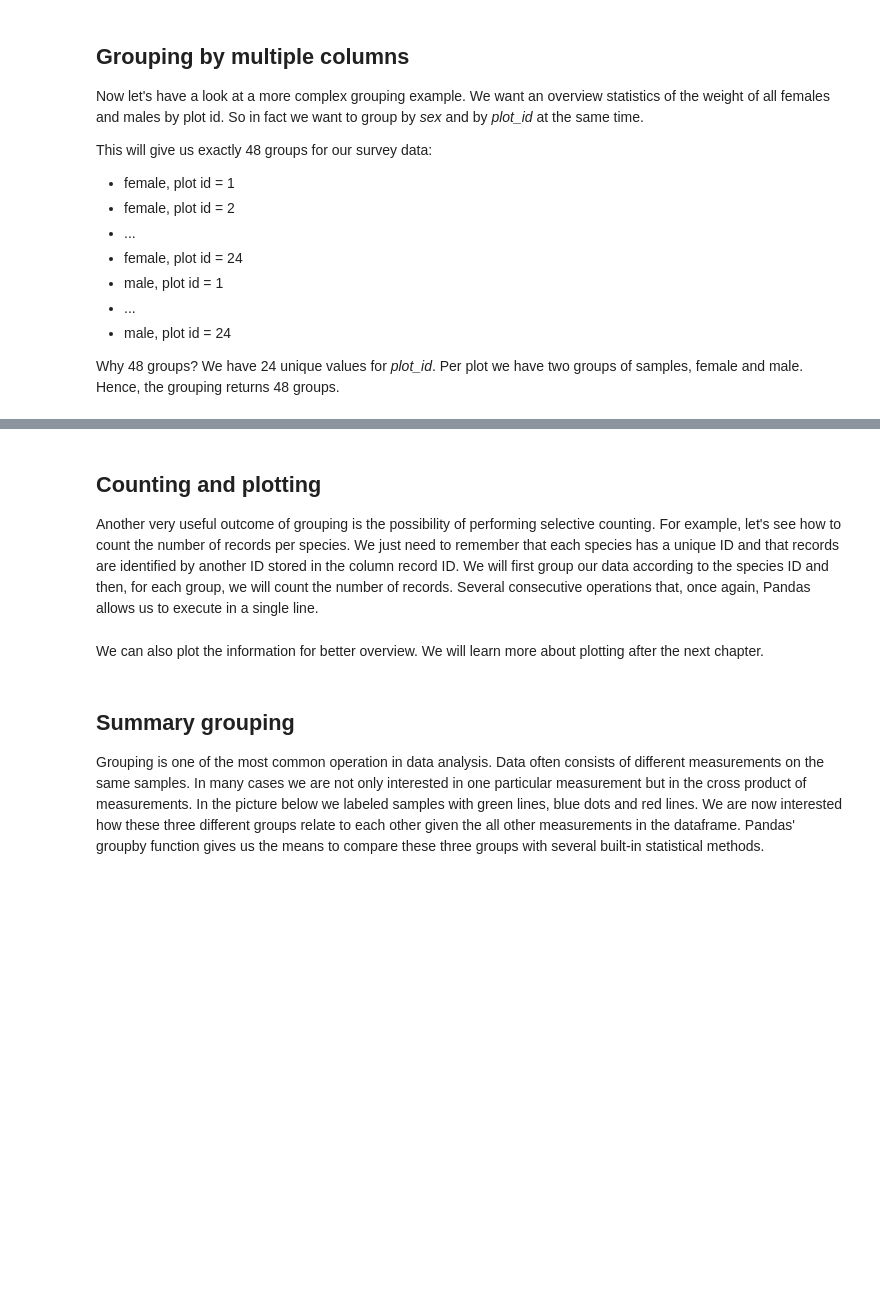
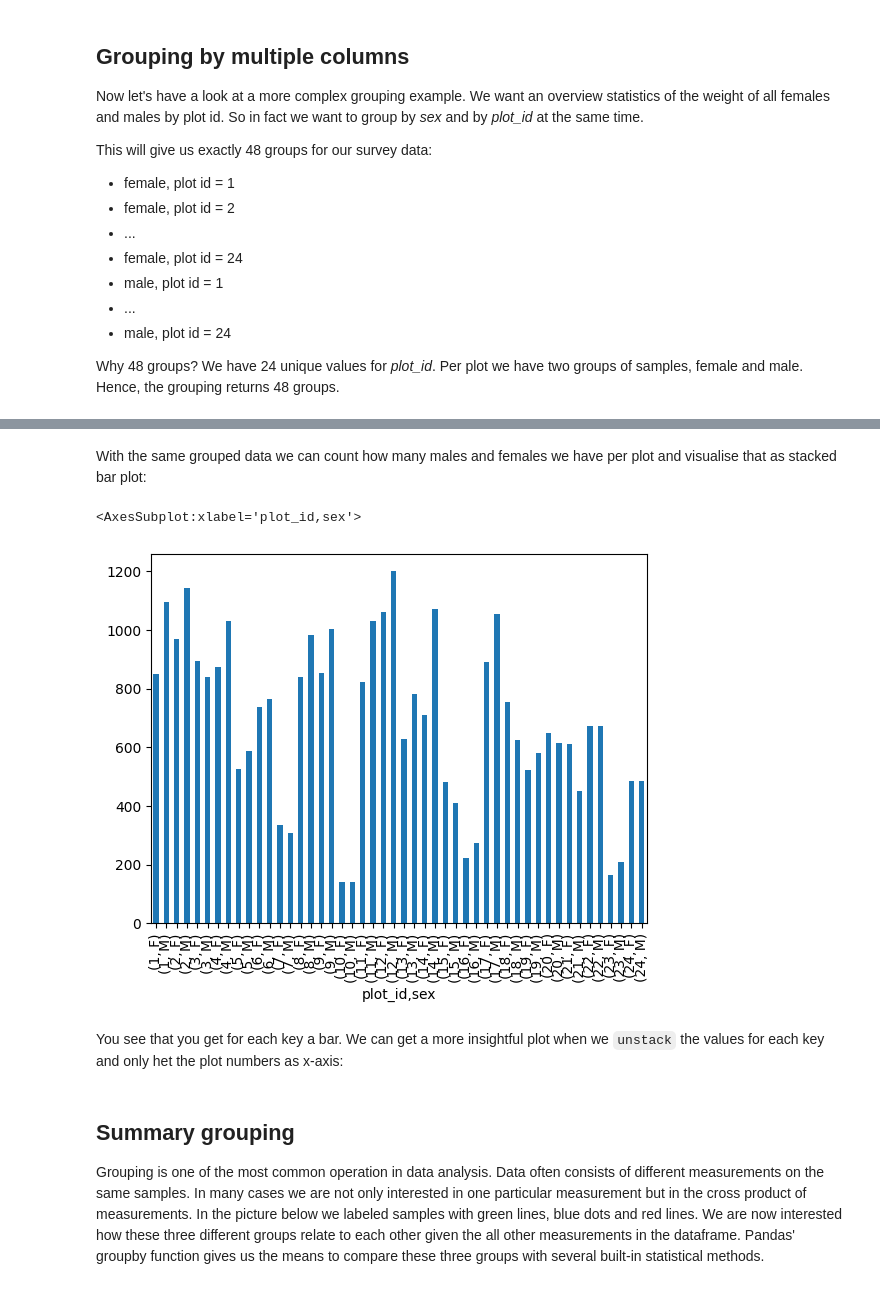
Before and after one commit to UtrechtUniversity/workshop-introduction-to-python, a Jupyter notebook: book/data-science-with-pandas-2.ipynb, the cells around one changed output, grey strips where cells are left out. Cells and saved outputs as stored; diff of their text form; code cells hidden in the pictures; blank space fills up the shorter version.

```diff
--- a/book/data-science-with-pandas-2.ipynb
+++ b/book/data-science-with-pandas-2.ipynb
@@ -247,3 +331,0 @@ grouped_data["weight"].describe()
-# %% [markdown]
-## Counting and plotting
-Another very useful outcome of grouping is the possibility of performing selective counting. For example, let's see how to count the number of records per species. We just need to remember that each species has a unique ID and that records are identified by another ID stored in the column record ID. We will first group our data according to the species ID and then, for each group, we will count the number of records. Several consecutive operations that, once again, Pandas allows us to execute in a single line.
@@ -253,2 +331,0 @@ species_counts
-# %% [markdown]
-We can also plot the information for better overview. We will learn more about plotting after the next chapter.
@@ -256,0 +332,10 @@ species_counts.plot(kind='bar')
+# %% [markdown]
+With the same grouped data we can count how many males and females we have per plot and visualise that as stacked bar plot:
+# %%
+grouped_data = surveys_df.groupby(['plot_id', 'sex'])
+grouped_data.size().plot(kind='bar')
+# %% [output]
+<AxesSubplot:xlabel='plot_id,sex'>
+[figure, added]
+# %% [markdown]
+You see that you get for each key a bar. We can get a more insightful plot when we `unstack` the values for each key and only het the plot numbers as x-axis:
```
Also changed, not shown: parts of 20 cells of this notebook.
